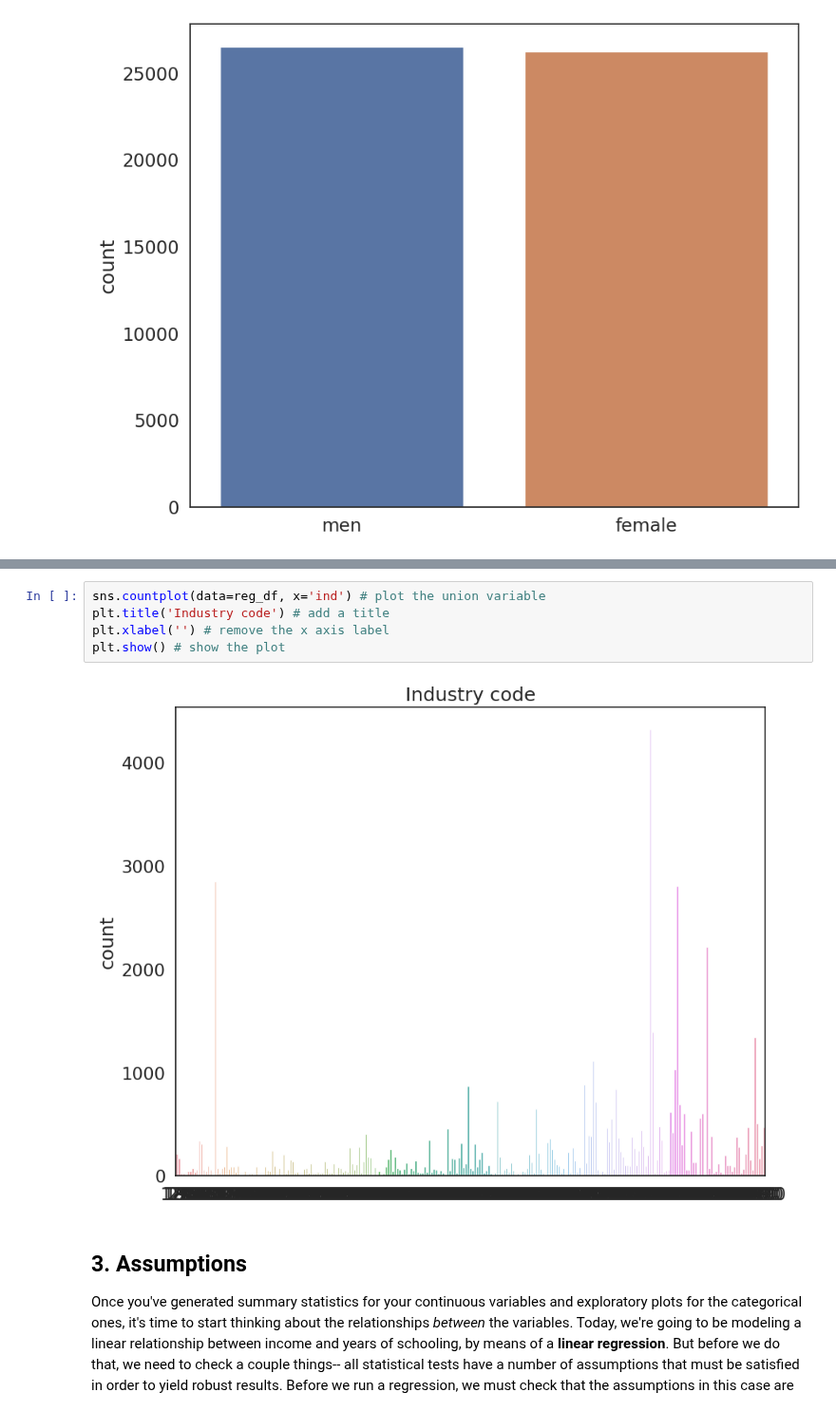
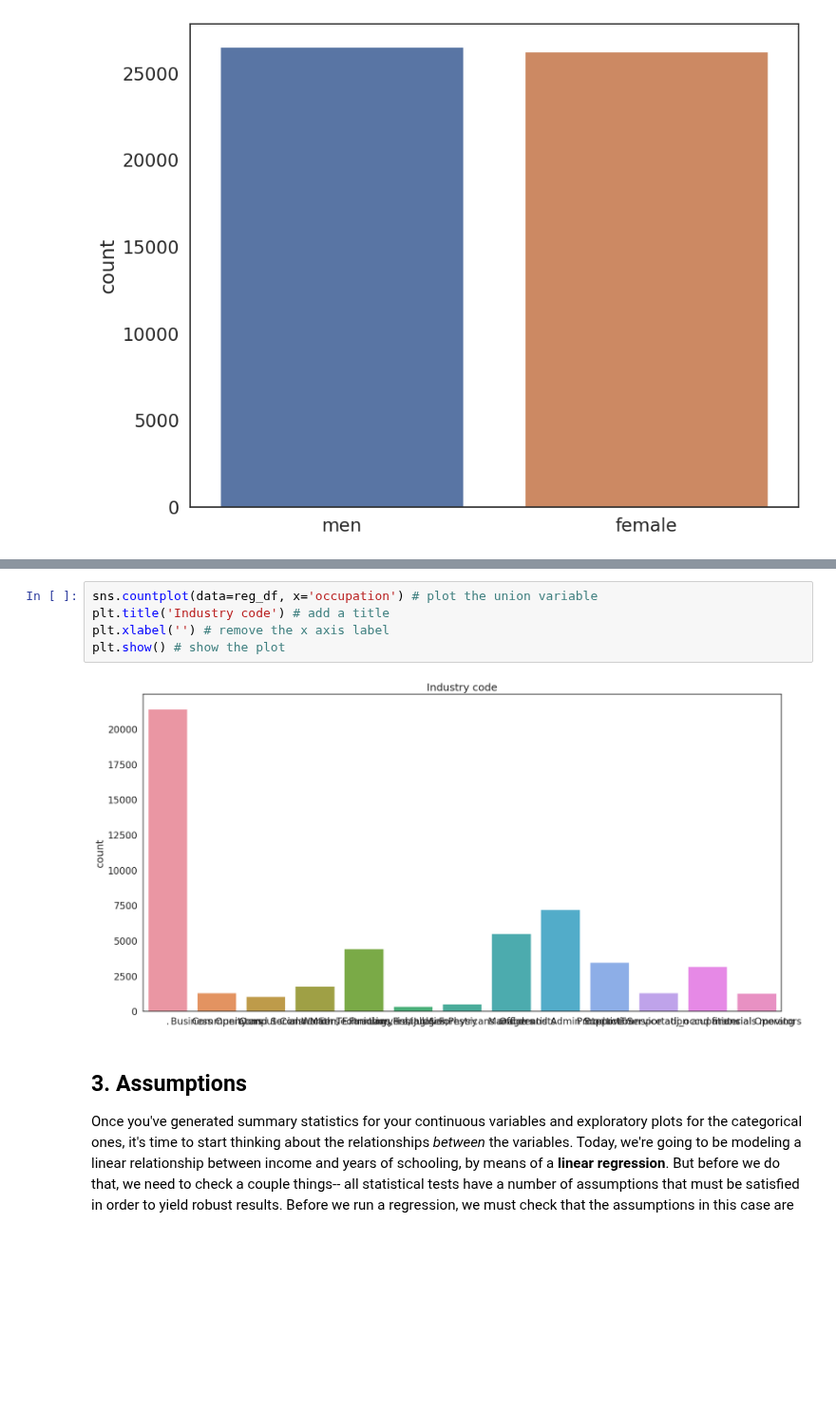
Before and after one commit to helenacorcos/QM2, a Jupyter notebook: notebooks/W08. Linear Regression.ipynb, the cells around one changed output, grey strips where cells are left out. Shown at 95% size. Cells and saved outputs as stored; diff of their text form; blank space fills up the shorter version.

```diff
--- a/notebooks/W08. Linear Regression.ipynb
+++ b/notebooks/W08. Linear Regression.ipynb
@@ -189,10 +188,10 @@ plt.show() # show the plot
 # %%
-sns.countplot(data=reg_df, x='ind') # plot the union variable
+sns.countplot(data=reg_df, x='occupation') # plot the union variable
 plt.title('Industry code') # add a title
 plt.xlabel('') # remove the x axis label
 plt.show() # show the plot
 # %% [output]
-[figure, old version]
+[figure, new version]
 # %% [markdown]
 ## 3. Assumptions
 
```
Also changed, not shown: parts of 2 cells of this notebook.
